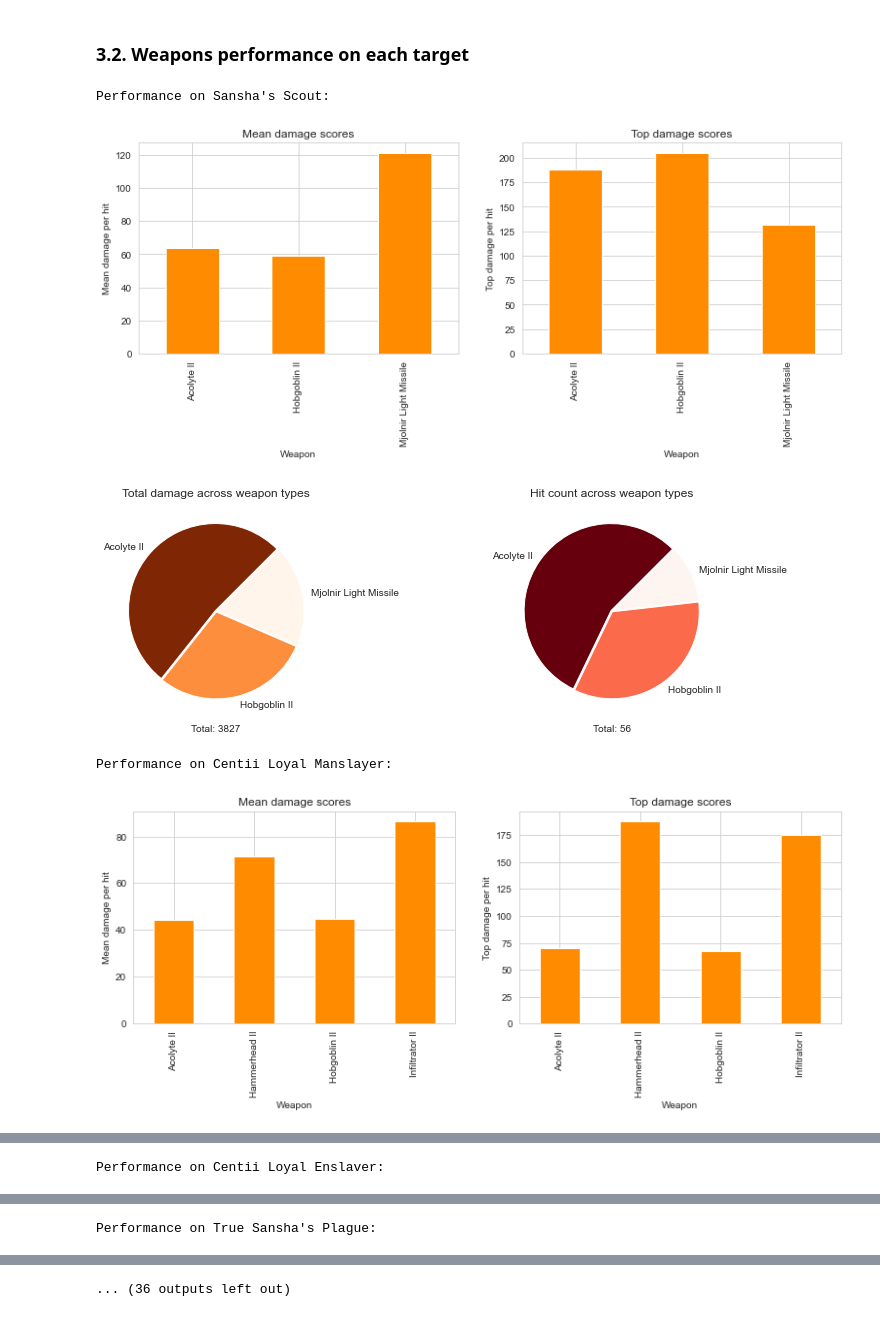
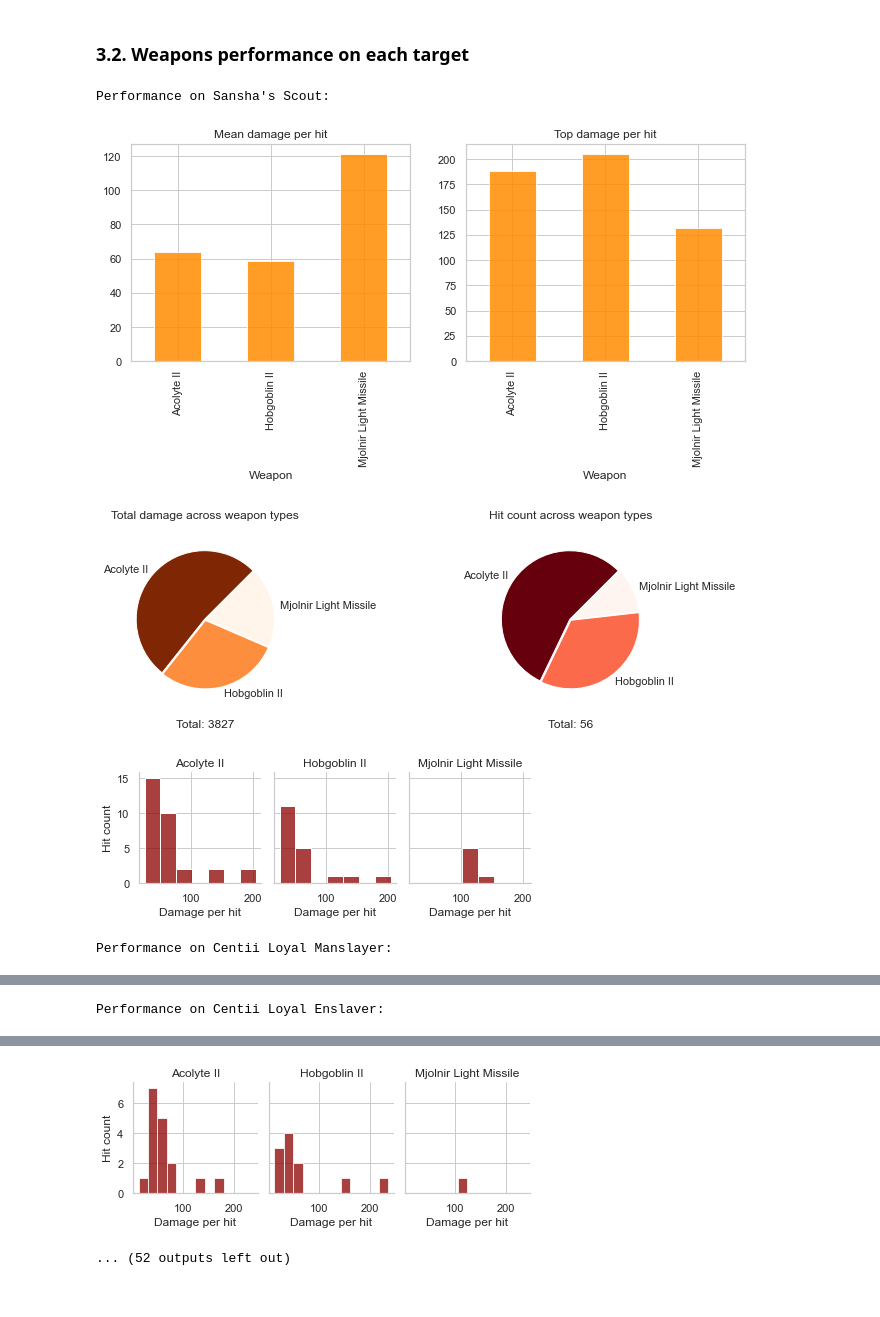
Before and after one commit to mislavskii/EvELogs, a Jupyter notebook: WeaponPerformancePub.ipynb, the cells around one changed output, grey strips where cells are left out. Drawn from its saved outputs; the diff is of its cells as text; code cells hidden in the pictures.

```diff
--- a/WeaponPerformancePub.ipynb
+++ b/WeaponPerformancePub.ipynb
@@ -15,7 +17,7 @@ import numpy as np
 # %% [markdown]
 ## 1. Data selection and acquisition.
 # %%
-# Gamelogs directory path
+# Gamelogs directory path - unique for each user. CHANGE TO YOUR VALUE HERE
 w_dir = input('Gamelogs directory path: ') + '\\'
 
 # Building the list of log files potentially suitable for analysis
@@ -29,7 +31,7 @@ with os.scandir(w_dir) as all_files:
 log_files.sort(reverse=True)
 
 # Looking for certain kind of targets
-entity = input('Entity to search for (any part of name, case-sensitive, Enter to skip): ')
+entity = input('Entity to search for (any part of name, Enter to skip): ')
 
 if entity:
     traced = [] # list to hold file names where target of interest was detected
@@ -252,0 +259,9 @@ else:
+# %%
+g = sns.displot(
+    data=dealt_df, x="Damage", col="Weapon",
+    col_wrap=5,
+    height=3, aspect=.9, color='darkred'
+)
+g.set_axis_labels("Damage per hit", "Hit count")
+g.set_titles("{col_name}")
+plt.show()
@@ -255,8 +272,6 @@ if weapons:
     # Plotting mean and top damage scores per weapon across all targets
     mean_damage_scores = pd.DataFrame(dealt_df.groupby(['Weapon', 'Entity']).Damage.mean())
     top_damage_scores = pd.DataFrame(dealt_df.groupby(['Weapon', 'Entity']).Damage.max())
-
-    sns.set_style("whitegrid") #  setting the visualization style
 
     # Mean damage
     sns.relplot(y="Weapon", x="Entity", hue="Damage", size='Damage',
@@ -265,7 +280,7 @@ if weapons:
                 palette='Oranges', sizes=(100, 200)
         )
     plt.tick_params(axis='x', rotation=90)
-    plt.title('Weapon mean damage per hit across targets')
+    plt.title('Mean damage per hit across targets')
     plt.show()
 
     # Top damage
@@ -275,6 +290,6 @@ if weapons:
                 palette='Oranges', sizes=(100, 200)
         )
     plt.tick_params(axis='x', rotation=90)
-    plt.title('Weapon top damage per hit across targets')
+    plt.title('Top damage per hit across targets')
     plt.show()
 # %% [output]
@@ -308,57 +330,72 @@ Hobgoblin II          Centii Loyal Manslayer      67
 for enemy in enemies:
     print(f'\nPerformance on {enemy}:')
 
-    totals_per_weapon = dealt_df.loc[dealt_df['Entity'] == enemy].groupby('Weapon').Damage.sum().sort_values(ascending=False)
-    hits_per_weapon = dealt_df.loc[dealt_df['Entity'] == enemy].Weapon.value_counts()
+    data_slice = dealt_df[dealt_df.Entity == enemy].sort_values(by='Weapon')
 
     if sum(totals_per_weapon) > 0:
 
-        plt.figure(figsize=(13,4)) # mean and top damage barcharts
+        # mean and top damage barcharts
+        plt.figure(figsize=(11,4))
 
         plt.subplot(121) #  plotting mean damage per hit per weapon
-        dealt_df.loc[dealt_df['Entity'] == enemy].groupby('Weapon').Damage.mean().plot(
-            kind='bar', title='Mean damage scores',
-            ylabel='Mean damage per hit',
-            color='darkorange'
+        data_slice.groupby('Weapon').Damage.mean().plot(
+            kind='bar', title='Mean damage per hit',
+            ylabel='',
+            color='darkorange', alpha=.85
         )
         plt.subplot(122) #  plotting top damage per hit per weapon
-        dealt_df.loc[dealt_df['Entity'] == enemy].groupby('Weapon').Damage.max().plot(
-            kind='bar', title='Top damage scores',
-            ylabel='Top damage per hit', color='darkorange'
+        data_slice.groupby('Weapon').Damage.max().plot(
+            kind='bar', title='Top damage per hit', ylabel='',
+            color='darkorange', alpha=.85
         )
 
         plt.show()
 
-        plt.figure(figsize=(13,4)) # total damage and hit count pies
+        # total damage and hit count pies
+        totals_per_weapon = data_slice.groupby('Weapon').Damage.sum().sort_values(ascending=False)
+        hits_per_weapon = data_slice.Weapon.value_counts().sort_values(ascending=False)
+
+        plt.figure(figsize=(12,3.5), facecolor='white')
 
         plt.subplot(121, #  plotting total damage across weapon types
                     xlabel=f'Total: {sum(totals_per_weapon)}')
         totals_per_weapon.plot(
             kind='pie', title='Total damage across weapon types',
-            # radius=1.1,
+            radius=.9,
             # center=(0,-5),
             cmap='Oranges_r',
             ylabel='',
             startangle = 45,
             explode = pie_exploder(totals_per_weapon)
         )
         plt.subplot(122, #  plotting hit counts per weapon
                     xlabel=f'Total: {sum(hits_per_weapon)}')
         hits_per_weapon.plot(
             kind='pie', title='Hit count across weapon types', ylabel='',
             cmap='Reds_r',
+            radius=.9,
             startangle = 45,
             explode = pie_exploder(hits_per_weapon)
         )
 
         plt.show()
 
+        # damage per hit distributions across weapon systems
+        g = sns.displot(
+            data=data_slice, x="Damage", col="Weapon",
+            col_wrap=5,
+            height=2.5, aspect=.8, color='darkred'
+        )
+        g.set_axis_labels("Damage per hit", "Hit count")
+        g.set_titles("{col_name}")
+        plt.show()
+
     else:
         print('- Zero damage scored', end='\n'*2)
         continue
 # %% [output]
 Performance on Sansha's Scout:
-[figure, old version]
+[figure, new version]
-[figure, old version]
+[figure, new version]
+[figure, new version]
 Performance on Centii Loyal Manslayer:
-[figure, old version]
@@ -366 +402,0 @@ Performance on Centii Loyal Manslayer:
-Performance on Centii Loyal Enslaver:
@@ -369 +405 @@ Performance on Centii Loyal Enslaver:
-Performance on True Sansha's Plague:
+Performance on Centii Loyal Enslaver:
@@ -372 +408,2 @@ Performance on True Sansha's Plague:
-... (36 outputs left out)
+[figure, added]
+... (52 outputs left out)
```
Also changed, not shown: parts of 11 cells of this notebook.
